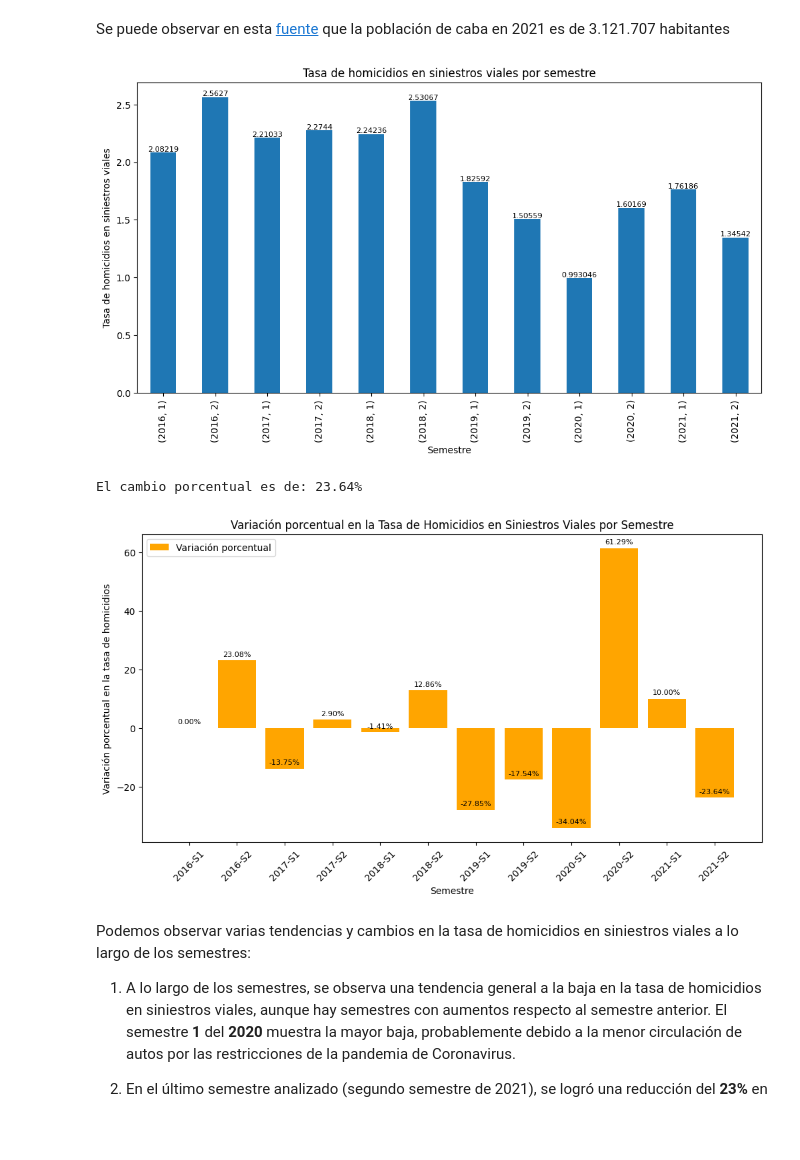
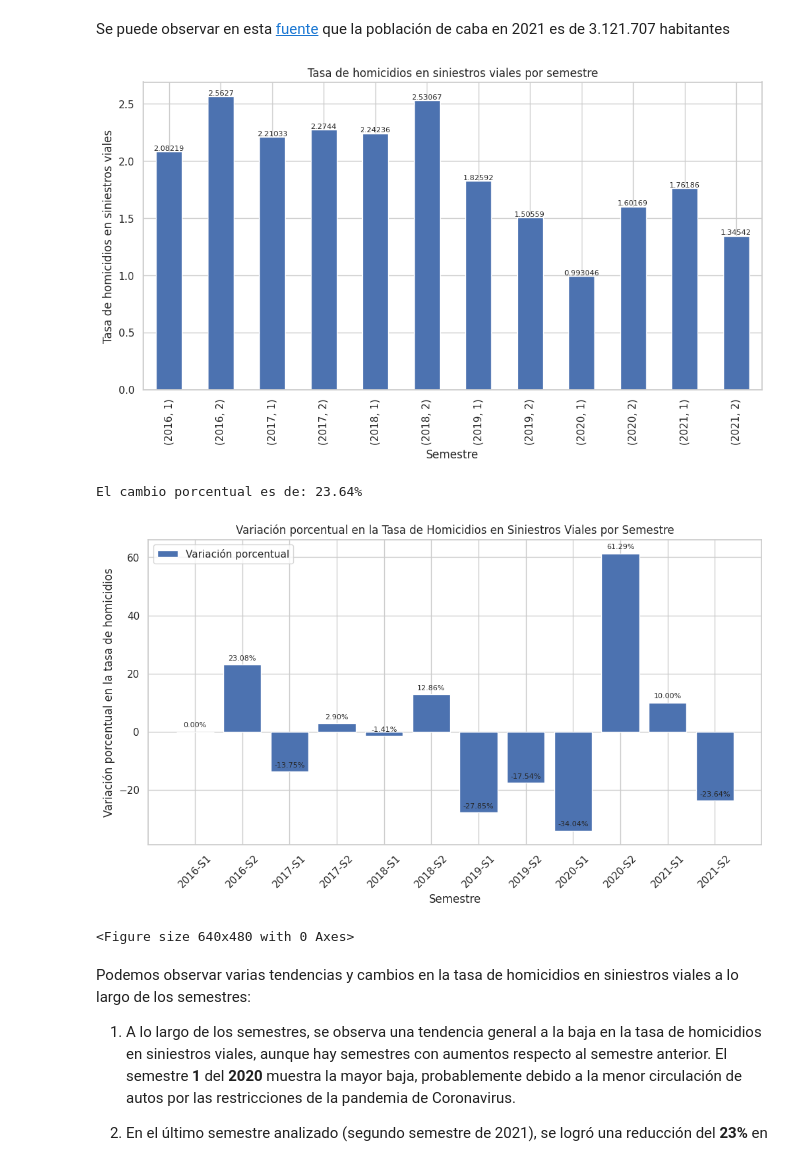
Before and after one commit to Mauro-coder555/Road-safety-system, a Jupyter notebook: EDA/EDA.ipynb, the cells around one changed output. Drawn from its saved outputs; the diff is of its cells as text; code cells hidden in the pictures; blank space fills up the shorter version.

```diff
--- a/EDA/EDA.ipynb
+++ b/EDA/EDA.ipynb
@@ -6,7 +4,10 @@ import matplotlib
 import matplotlib.pyplot as plt
 import seaborn as sns
+# %%
+# Establecer el color predeterminado que deseas para tus gráficos (por ejemplo, "red")
+sns.set_palette("deep")
 # %%
-file_path = "../data/homicidios_clean.csv"
+file_path = "../datos procesados/homicidios_clean.csv"
 
 df = pd.read_csv(file_path)
 # %%
@@ -400,7 +488,7 @@ plt.show()
 
 print(f'El cambio porcentual es de: {kpi}%')
 # %% [output]
-[figure, old version]
+[figure, new version]
 El cambio porcentual es de: 23.64%
 # %%
 # Calculamos la tasa de homicidios por semestre
@@ -408,35 +496,38 @@ kpi_1_df['tasa_homicidios'] = kpi_1_df['homicidios'] / poblacion_total * 100000
 
 # Calculamos los homicidios y la tasa del semestre anterior
 kpi_1_df['semestre_anterior'] = kpi_1_df['homicidios'].shift()
 kpi_1_df['tasa_semestre_anterior'] = kpi_1_df['tasa_homicidios'].shift()
 
 # Calculamos la variación porcentual
 kpi_1_df['variacion'] = (kpi_1_df['tasa_homicidios'] -
                          kpi_1_df['tasa_semestre_anterior']) / kpi_1_df['tasa_semestre_anterior'] * 100
 kpi_1_df.fillna(0, inplace=True)
 
 
 # Convertir índices a un tipo de dato compatible (en este caso, a una lista de strings)
 kpi_1_df.index = kpi_1_df.index.map(lambda x: f'{x[0]}-S{x[1]}')
 
 
 
 # Graficar la variación porcentual
 plt.figure(figsize=(12, 6))
-plt.bar(kpi_1_df.index, kpi_1_df['variacion'], color='orange', label='Variación porcentual')
+plt.bar(kpi_1_df.index, kpi_1_df['variacion'], label='Variación porcentual')
 plt.xlabel('Semestre')
 plt.ylabel('Variación porcentual en la tasa de homicidios')
 plt.title('Variación porcentual en la Tasa de Homicidios en Siniestros Viales por Semestre')
 plt.xticks(rotation=45)
 plt.legend()
 
 # Añadir etiquetas de valor en las barras
 for i, value in enumerate(kpi_1_df['variacion']):
     plt.text(i, value + 1, f'{value:.2f}%', ha='center', va='bottom', fontsize=8)
 
 plt.show()
+
+plt.savefig('../gráficos/KPI 1.png')
 # %% [output]
-[figure, old version]
+[figure, new version]
+<Figure size 640x480 with 0 Axes>
 # %% [markdown]
 Podemos observar varias tendencias y cambios en la tasa de homicidios en siniestros viales a lo largo de los semestres:
 
```
Also changed, not shown: parts of 26 cells of this notebook, 34 other files.
